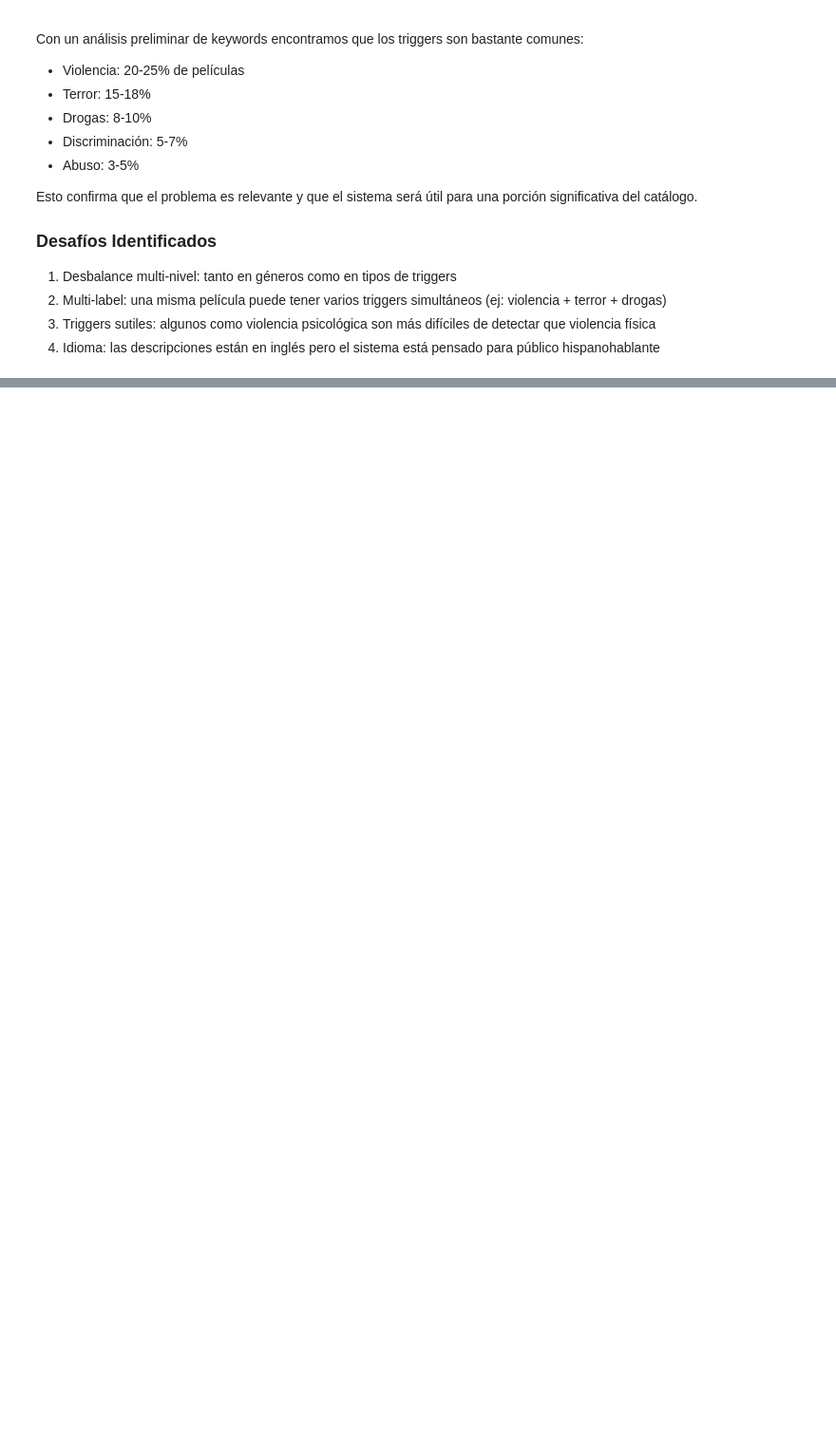
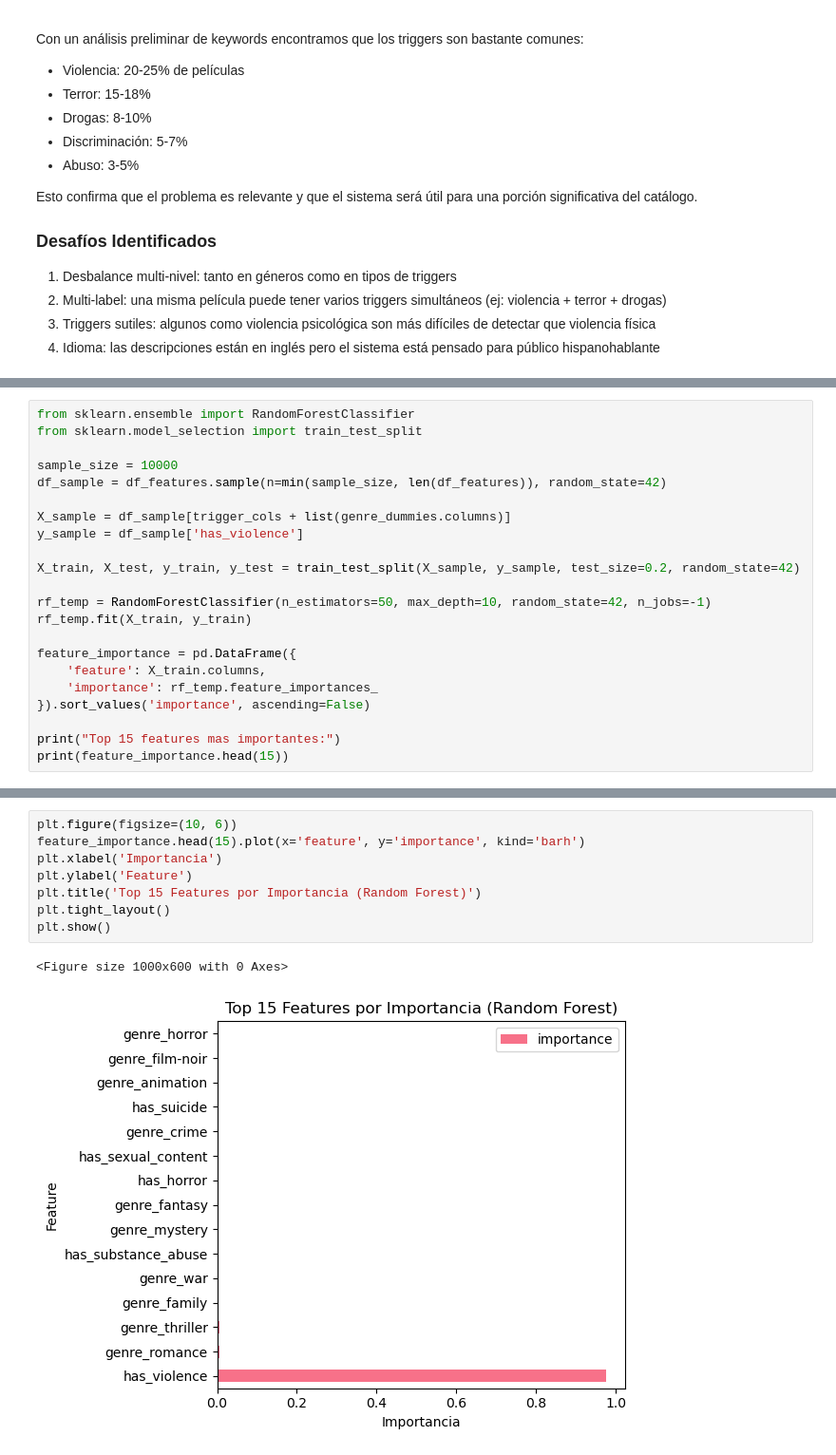
Before and after one commit to codebusters-MIAD/dsa-project-t1, a Jupyter notebook: notebooks/01_eda_fuentes.ipynb, the cells around one changed output, grey strips where cells are left out. Shown at 95% size. Cells and saved outputs as stored; diff of their text form; blank space fills up the shorter version.

```diff
--- a/notebooks/01_eda_fuentes.ipynb
+++ b/notebooks/01_eda_fuentes.ipynb
@@ -377,0 +564,22 @@ Esto confirma que el problema es relevante y que el sistema será útil para una
+# %%
+from sklearn.ensemble import RandomForestClassifier
+from sklearn.model_selection import train_test_split
+
+sample_size = 10000
+df_sample = df_features.sample(n=min(sample_size, len(df_features)), random_state=42)
+
+X_sample = df_sample[trigger_cols + list(genre_dummies.columns)]
+y_sample = df_sample['has_violence']
+
+X_train, X_test, y_train, y_test = train_test_split(X_sample, y_sample, test_size=0.2, random_state=42)
+
+rf_temp = RandomForestClassifier(n_estimators=50, max_depth=10, random_state=42, n_jobs=-1)
+rf_temp.fit(X_train, y_train)
+
+feature_importance = pd.DataFrame({
+    'feature': X_train.columns,
+    'importance': rf_temp.feature_importances_
+}).sort_values('importance', ascending=False)
+
+print("Top 15 features mas importantes:")
+print(feature_importance.head(15))
@@ -377,0 +604,11 @@ Esto confirma que el problema es relevante y que el sistema será útil para una
+# %%
+plt.figure(figsize=(10, 6))
+feature_importance.head(15).plot(x='feature', y='importance', kind='barh')
+plt.xlabel('Importancia')
+plt.ylabel('Feature')
+plt.title('Top 15 Features por Importancia (Random Forest)')
+plt.tight_layout()
+plt.show()
+# %% [output]
+<Figure size 1000x600 with 0 Axes>
+[figure, added]
```
Also changed, not shown: parts of 59 cells of this notebook, 51 other files.
